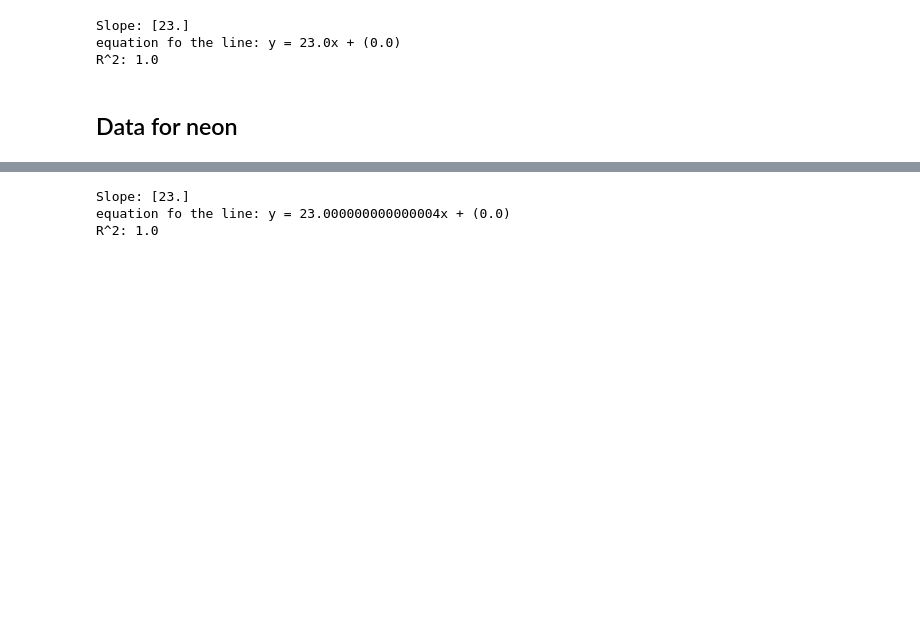
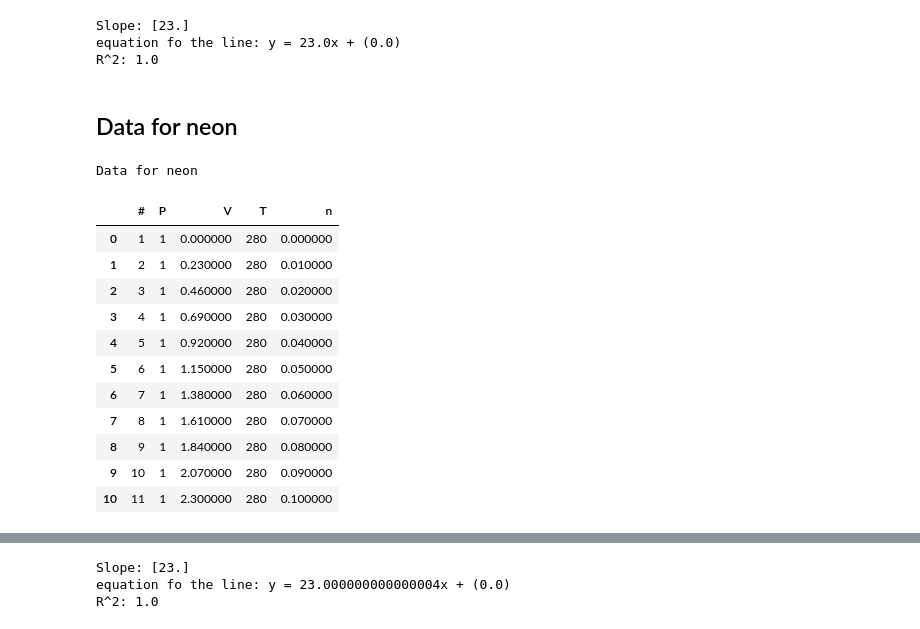
Before and after one commit to nexxusss/Gas-Laws-Investigation, a Jupyter notebook: Avogadro's law investigation.ipynb, the cells around one changed output, grey strips where cells are left out. Drawn from its saved outputs; the diff is of its cells as text; code cells hidden in the pictures; blank space fills up the shorter version.

```diff
--- a/Avogadro's law investigation.ipynb
+++ b/Avogadro's law investigation.ipynb
@@ -65,8 +65,22 @@ R^2: 1.0
 ## Data for neon
 # %%
 data2
-data2.set_caption('Data for neon')
-data2
+df2 = data2.style.set_caption('Data for neon')
+df2
+# %% [output]
+Data for neon
+|  | # | P | V | T | n |
+| 0 | 1 | 1 | 0.000000 | 280 | 0.000000 |
+| 1 | 2 | 1 | 0.230000 | 280 | 0.010000 |
+| 2 | 3 | 1 | 0.460000 | 280 | 0.020000 |
+| 3 | 4 | 1 | 0.690000 | 280 | 0.030000 |
+| 4 | 5 | 1 | 0.920000 | 280 | 0.040000 |
+| 5 | 6 | 1 | 1.150000 | 280 | 0.050000 |
+| 6 | 7 | 1 | 1.380000 | 280 | 0.060000 |
+| 7 | 8 | 1 | 1.610000 | 280 | 0.070000 |
+| 8 | 9 | 1 | 1.840000 | 280 | 0.080000 |
+| 9 | 10 | 1 | 2.070000 | 280 | 0.090000 |
+| 10 | 11 | 1 | 2.300000 | 280 | 0.100000 |
 # %%
 plt.scatter(data2["n"], data2["V"])
 plt.title("Relation between n(mol) and V(L) for Neon")
```
Also changed, not shown: parts of 3 cells of this notebook, 2 other files.
